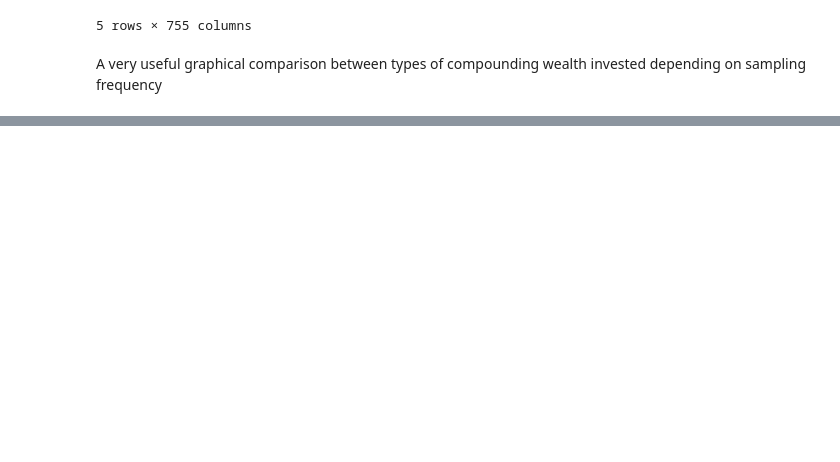
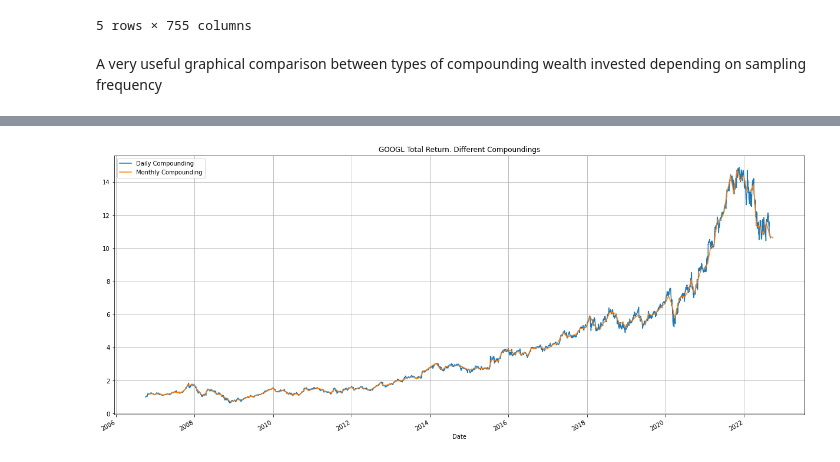
Before and after one commit to falken1983/pystock_recommender, a Jupyter notebook: jupyter_notebooks/scoring_stocks_performance.ipynb, the cells around one changed output, grey strips where cells are left out. Saved outputs shown, nothing was run; the diff lists cells and outputs as text; code cells hidden in the pictures; blank space fills up the shorter version.

```diff
--- a/jupyter_notebooks/scoring_stocks_performance.ipynb
+++ b/jupyter_notebooks/scoring_stocks_performance.ipynb
@@ -290,0 +259,14 @@ df.to_csv("data/config/daily_raw_returns_merged.csv", na_rep="#N/A", index=True,
+# %%
+baseline_port_cumrets = (1+baseline_port.pct_change()).cumprod()
+baseline_port_monthly_cumrets = baseline_port_cumrets.resample("BM").apply(lambda x: x[-1])
+# %%
+# However at the Stock Level (the actual needed for ranking)
+(1+baseline_port_cumrets["GOOGL"].pct_change()).cumprod().rename("Daily Compounding").plot(
+    **plot_kwds,
+    title="GOOGL Total Return. Different Compoundings")
+
+(1+baseline_port_monthly_cumrets["GOOGL"].pct_change()).cumprod().rename("Monthly Compounding").plot(**plot_kwds)
+
+plt.grid();
+# %% [output]
+[figure, added]
```
Also changed, not shown: parts of 140 cells of this notebook, 5 other files.
